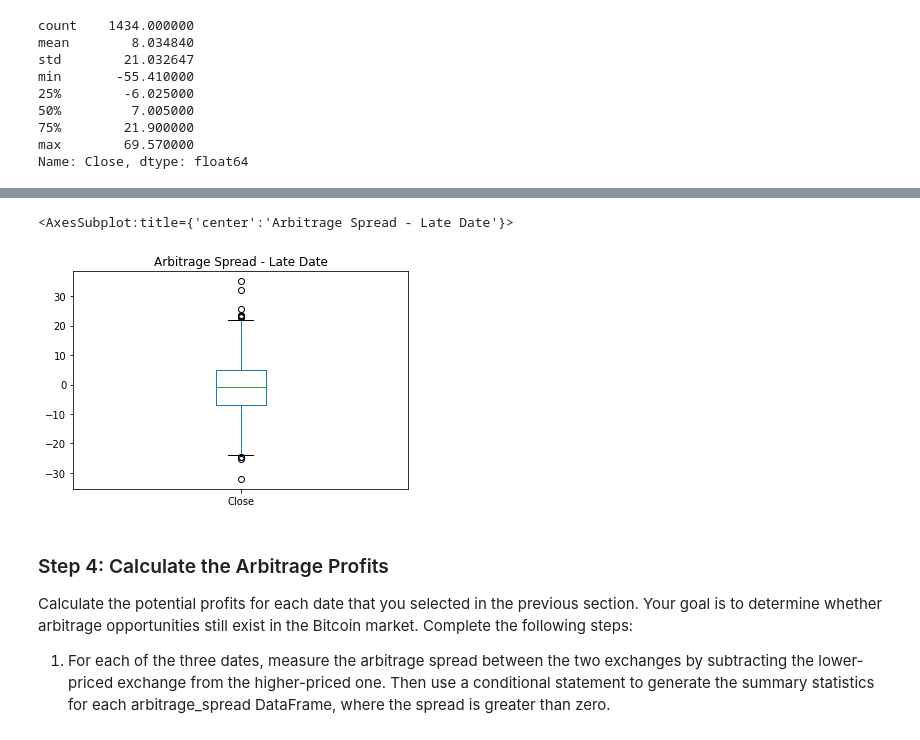
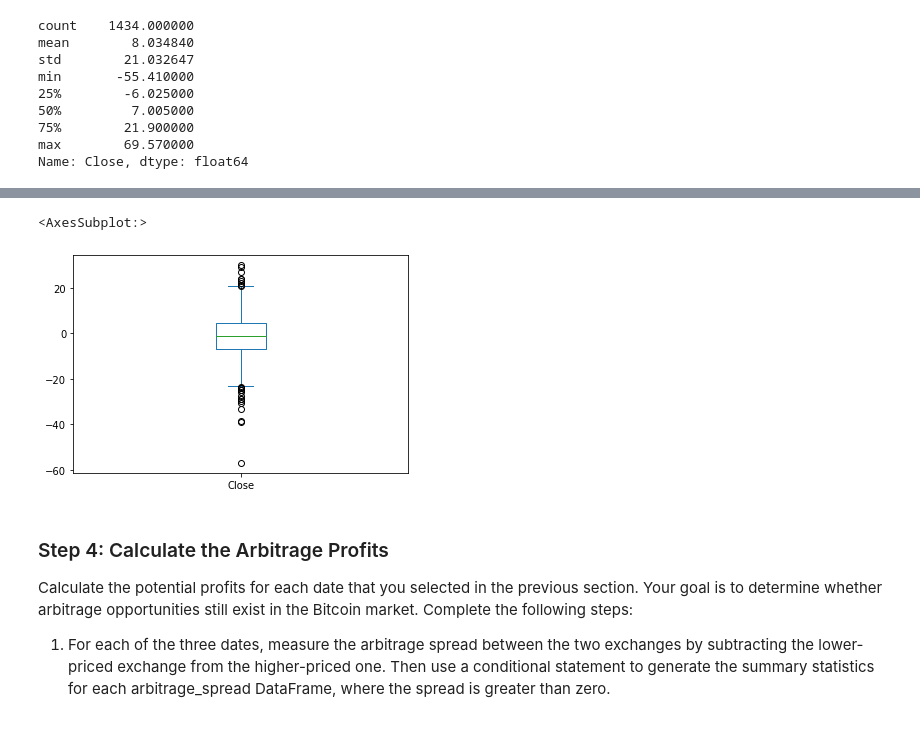
Before and after one commit to mathias1020/Challenge_3, a Jupyter notebook: crypto_arbitrage.ipynb, the cells around one changed output, grey strips where cells are left out. Cells and saved outputs as stored; diff of their text form; code cells hidden in the pictures.

```diff
--- a/crypto_arbitrage.ipynb
+++ b/crypto_arbitrage.ipynb
@@ -379,8 +380,8 @@ Name: Close, dtype: float64
 # %%
 # Using the date from the late that you have selected, calculate the arbitrage spread
 # by subtracting the bitstamp lower closing prices from the coinbase higher closing prices
-arbitrage_spread_late = # YOUR CODE HERE
+arbitrage_spread_late = bitstamp_sliced['Close'].loc['2018-03-30'] - coinbase_sliced['Close'].loc['2018-03-30']
 
 # Generate summary statistics for the late DataFrame
-# YOUR CODE HERE
+arbitrage_spread_late.describe()
 # %% [output]
@@ -395,10 +396,10 @@ max        35.070000
 Name: Close, dtype: float64
 # %%
 # Visualize the arbitrage spread from late in the dataset in a box plot
-# YOUR CODE HERE
+arbitrage_spread_late.plot(kind='box')
 # %% [output]
-<AxesSubplot:title={'center':'Arbitrage Spread - Late Date'}>
+<AxesSubplot:>
-[figure, old version]
+[figure, new version]
 # %% [markdown]
 ### Step 4: Calculate the Arbitrage Profits
 
```
Also changed, not shown: parts of 5 cells of this notebook.
